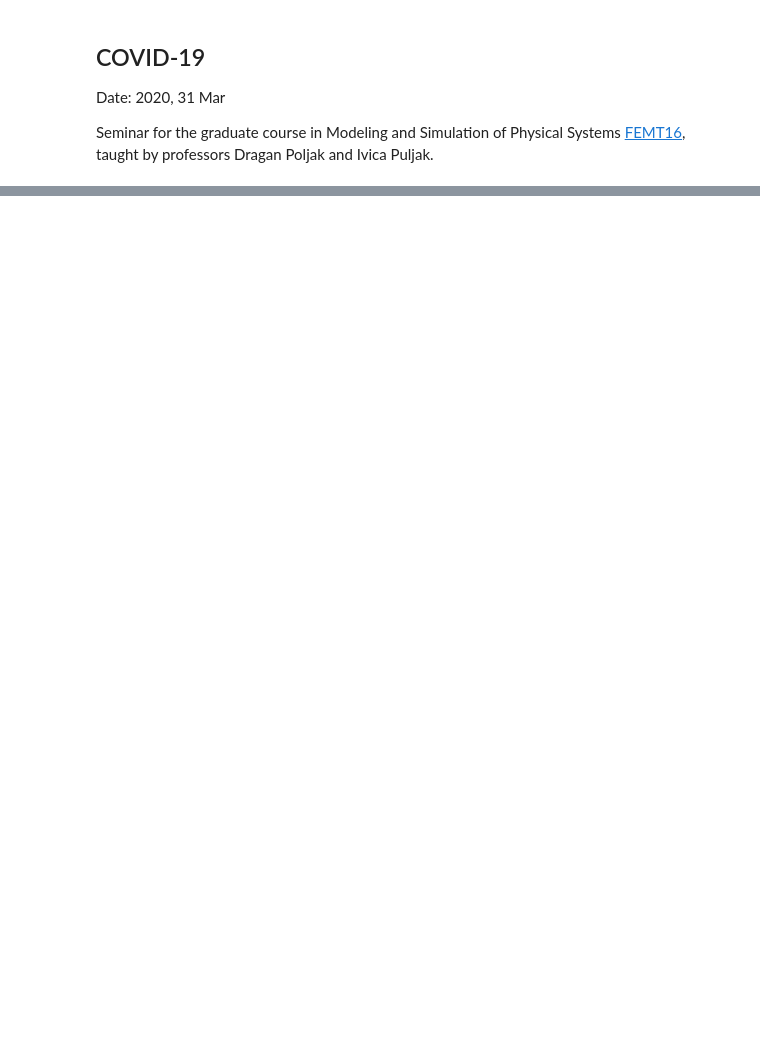
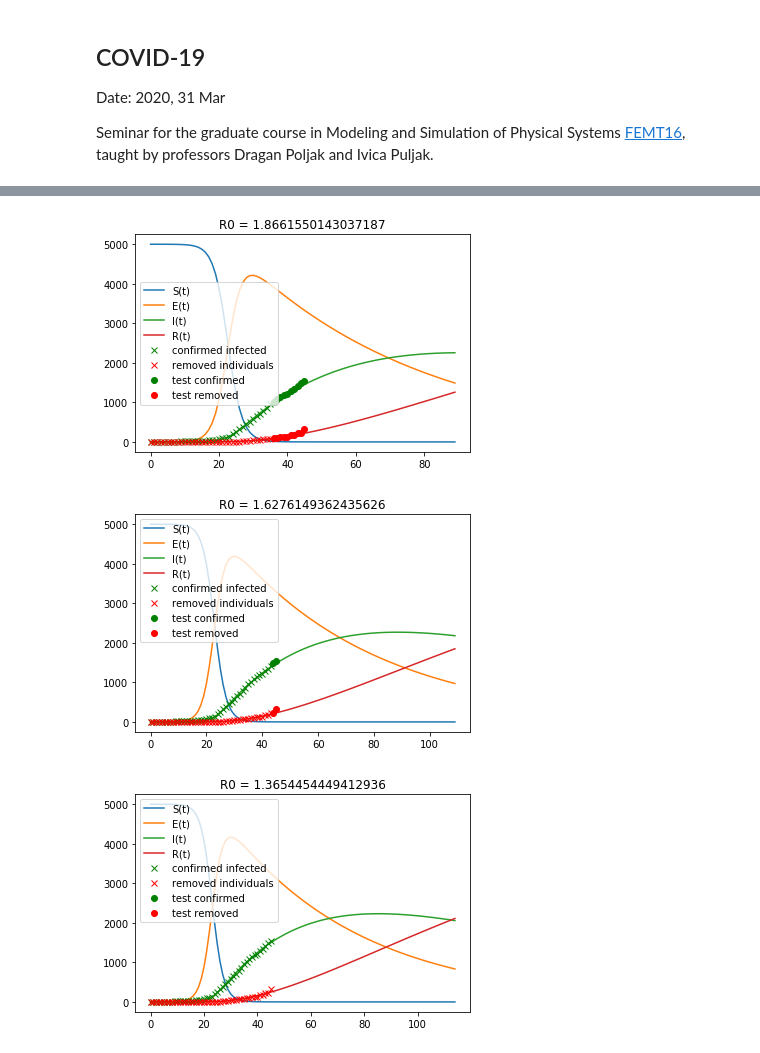
Before and after one commit to akapet00/coropy, a Jupyter notebook: covid_19.ipynb, the cells around one changed output, grey strips where cells are left out. Drawn from its saved outputs; the diff is of its cells as text; code cells hidden in the pictures; blank space fills up the shorter version.

```diff
--- a/covid_19.ipynb
+++ b/covid_19.ipynb
@@ -20,20 +6,0 @@ from scipy.optimize import curve_fit
-# %%
-# data
-confirmed_cases = np.loadtxt('data/cro/confirmed_cases.dat')
-recovered_cases = np.loadtxt('data/cro/recovered_cases.dat')
-death_cases = np.loadtxt('data/cro/death_cases.dat')
-removed_cases = recovered_cases #+ death_cases
-
-# train-test split
-ratio = 1.
-train_confirmed_cases, test_confirmed_cases = train_test_split(confirmed_cases, ratio)
-train_removed_cases, test_removed_cases = train_test_split(removed_cases, ratio)
-
-# days since first case
-x = np.arange(len(train_confirmed_cases))
-# %%
-seir = SEIR()
-initial_conditions = [5000, 0, train_confirmed_cases[0], train_removed_cases[0]]
-seir.fit(train_confirmed_cases, train_removed_cases, initial_conditions)
-n_days = int(len(train_confirmed_cases) * 2.5)
-sol = seir.predict(n_days)
@@ -81,0 +7,47 @@ n = 6.036
+# %%
+# libs
+import numpy as np
+import matplotlib.pyplot as plt
+from covid_19.utils import train_test_split
+from covid_19.compartmental_models import SEIR
+
+# data
+confirmed_cases = np.loadtxt('data/cro/confirmed_cases.dat')
+recovered_cases = np.loadtxt('data/cro/recovered_cases.dat')
+death_cases = np.loadtxt('data/cro/death_cases.dat')
+removed_cases = recovered_cases #+ death_cases
+
+# train-test split
+ratio = [0.80, 0.96, 1.0]
+R0 = []
+for r in ratio:
+    train_confirmed_cases, test_confirmed_cases = train_test_split(confirmed_cases, r)
+    train_removed_cases, test_removed_cases = train_test_split(removed_cases, r)
+
+    # days since first case
+    x = np.arange(len(train_confirmed_cases))
+
+    seir = SEIR()
+    initial_conditions = [5000, 0, train_confirmed_cases[0], train_removed_cases[0]]
+    beta, delta, alpha, gamma = seir.fit(train_confirmed_cases, train_removed_cases, initial_conditions)
+    R0.append(beta/(delta + gamma))
+    n_days = int(len(train_confirmed_cases) * 2.5)
+    sol = seir.predict(n_days)
+    plt.plot(sol.y[0], label='S(t)')
+    plt.plot(sol.y[1], label='E(t)')
+    plt.plot(sol.y[2], label='I(t)')
+    plt.plot(sol.y[3], label='R(t)')
+    plt.plot(train_confirmed_cases, 'gx', label='confirmed infected')
+    plt.plot(train_removed_cases, 'rx', label='removed individuals')
+    plt.plot(np.arange(len(train_confirmed_cases), len(train_confirmed_cases)+len(test_confirmed_cases)),
+        test_confirmed_cases, 'go', label='test confirmed')
+    plt.plot(np.arange(len(train_removed_cases), len(train_removed_cases)+len(test_removed_cases)),
+        test_removed_cases, 'ro', label='test removed')
+
+    plt.title(f'R0 = {beta/(delta + gamma)}')
+    plt.legend(loc='best')
+    plt.show()
+# %% [output]
+[figure, added]
+[figure, added]
+[figure, added]
```
Also changed, not shown: parts of 3 cells of this notebook, 15 other files.
